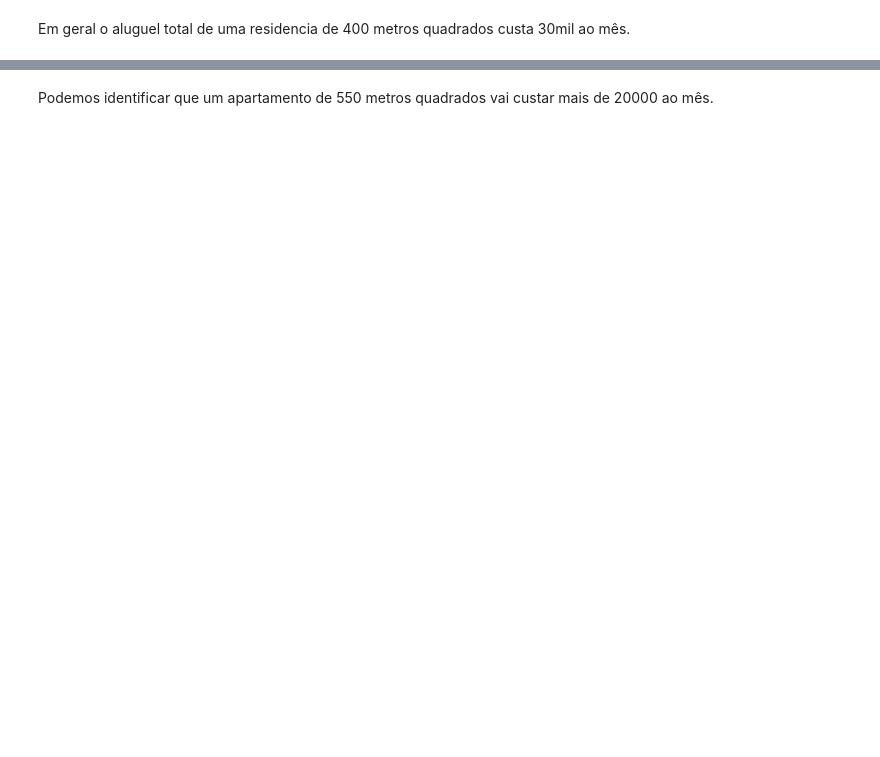
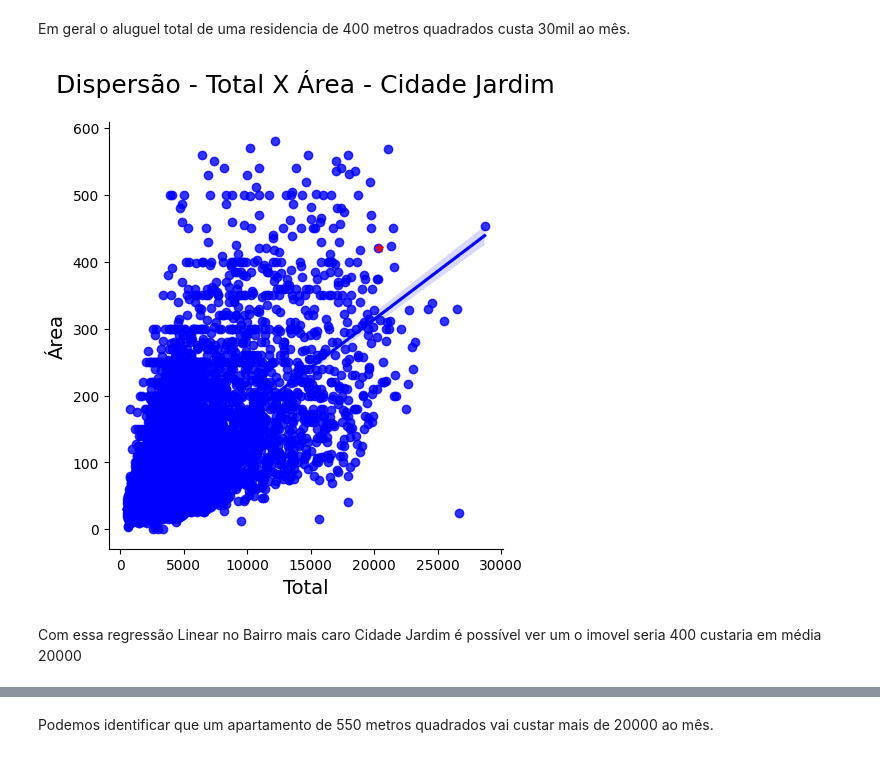
Before and after one commit to Lopes258/2--Projeto-Pratico---Dados, a Jupyter notebook: Analise_Dados.ipynb, the cells around one changed output, grey strips where cells are left out. Saved outputs shown, nothing was run; the diff lists cells and outputs as text; code cells hidden in the pictures; blank space fills up the shorter version.

```diff
--- a/Analise_Dados.ipynb
+++ b/Analise_Dados.ipynb
@@ -732,2 +841,22 @@ ax
 # %% [markdown]
 Em geral o aluguel total de uma residencia de 400 metros quadrados custa 30mil ao mês.
+# %%
+# Criar uma nova coluna para destacar o bairro "Cidade Jardim"
+dados['highlight'] = dados['district'] == 'Cidade Jardim'
+
+# Criar o lmplot com os dados, destacando "Cidade Jardim"
+ax = sb.lmplot(y="area", x="total", data=dados, hue='highlight', palette={True: "red", False: "blue"}, markers=['o', '*'], legend=False)
+
+# Definir o título com posição ajustada e tamanho da fonte
+plt.title('Dispersão - Total X Área - Cidade Jardim', fontsize=18, y=1.05)
+
+# Definir os rótulos dos eixos com o tamanho da fonte especificado
+ax.set_axis_labels("Total", "Área", fontsize=14)
+
+
+# Exibir o gráfico
+plt.show()
+# %% [output]
+[figure, added]
+# %% [markdown]
+Com essa regressão Linear no Bairro mais caro Cidade Jardim é possível ver um o imovel seria 400 custaria em média 20000
```
Also changed, not shown: parts of 94 cells of this notebook.
